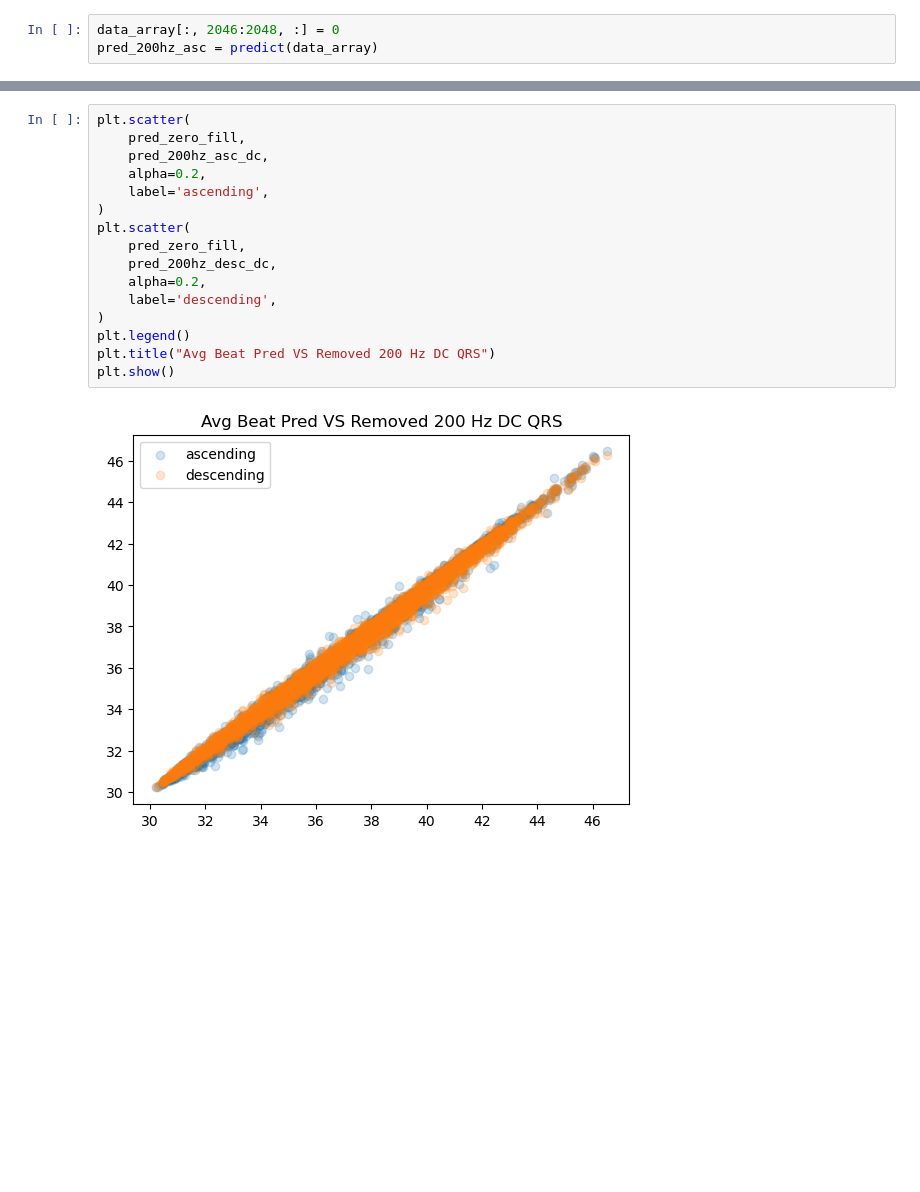
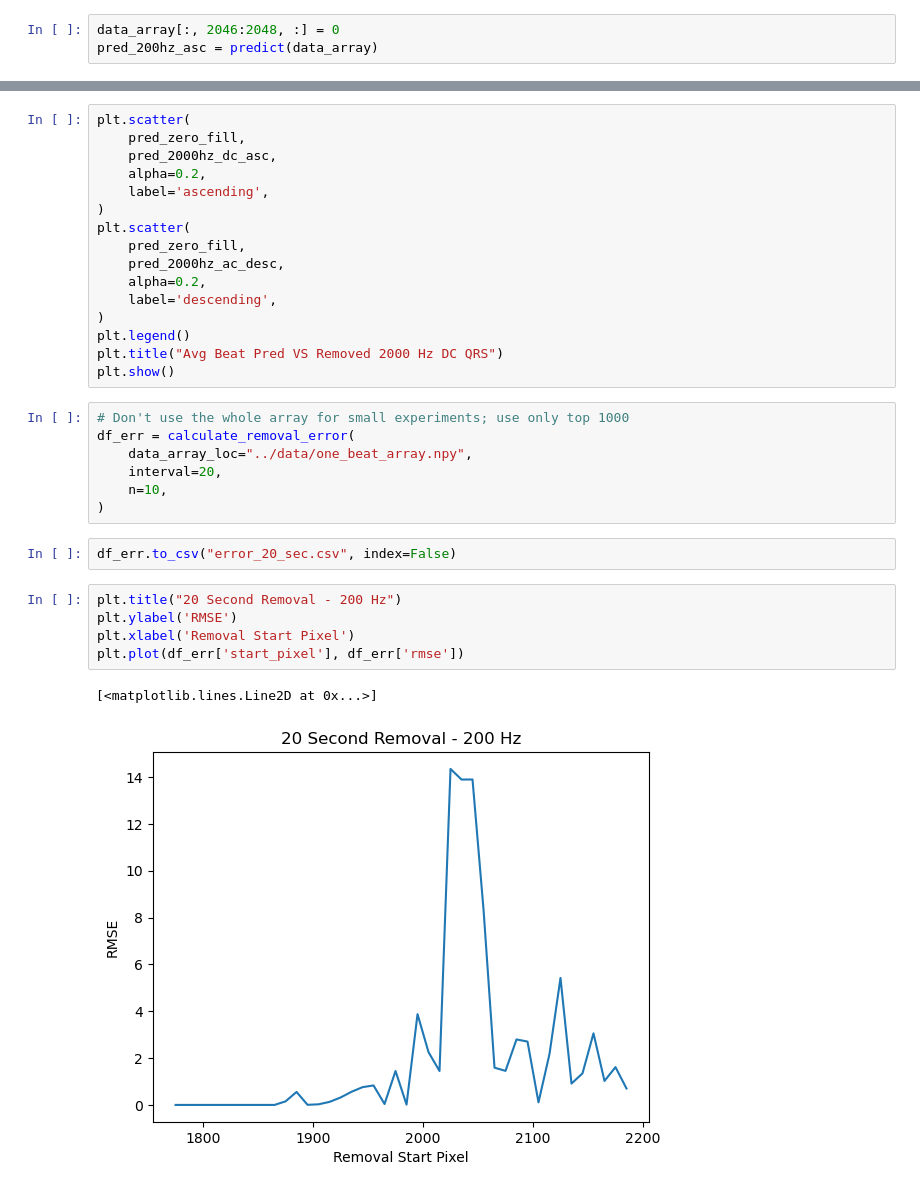
Before and after one commit to sanhitamj/ecg_unravel, a Jupyter notebook: notebooks/one_beat_mult_pred.ipynb, the cells around one changed output, grey strips where cells are left out. Drawn from its saved outputs; the diff is of its cells as text; blank space fills up the shorter version.

Commit message:
removing data and predictions

```diff
--- a/notebooks/one_beat_mult_pred.ipynb
+++ b/notebooks/one_beat_mult_pred.ipynb
@@ -147,18 +112,33 @@ plt.show()
 # %%
 plt.scatter(
     pred_zero_fill,
-    pred_200hz_asc_dc,
+    pred_2000hz_dc_asc,
     alpha=0.2,
     label='ascending',
 )
 plt.scatter(
     pred_zero_fill,
-    pred_200hz_desc_dc,
+    pred_2000hz_ac_desc,
     alpha=0.2,
     label='descending',
 )
 plt.legend()
-plt.title("Avg Beat Pred VS Removed 200 Hz DC QRS")
+plt.title("Avg Beat Pred VS Removed 2000 Hz DC QRS")
 plt.show()
-# %% [output]
-[figure, removed]
+# %%
+# Don't use the whole array for small experiments; use only top 1000
+df_err = calculate_removal_error(
+    data_array_loc="../data/one_beat_array.npy",
+    interval=20,
+    n=10,
+)
+# %%
+df_err.to_csv("error_20_sec.csv", index=False)
+# %%
+plt.title("20 Second Removal - 200 Hz")
+plt.ylabel('RMSE')
+plt.xlabel('Removal Start Pixel')
+plt.plot(df_err['start_pixel'], df_err['rmse'])
+# %% [output]
+[<matplotlib.lines.Line2D at 0x...>]
+[figure, added]
```
Also changed, not shown: parts of 23 cells of this notebook, 1 other file.
